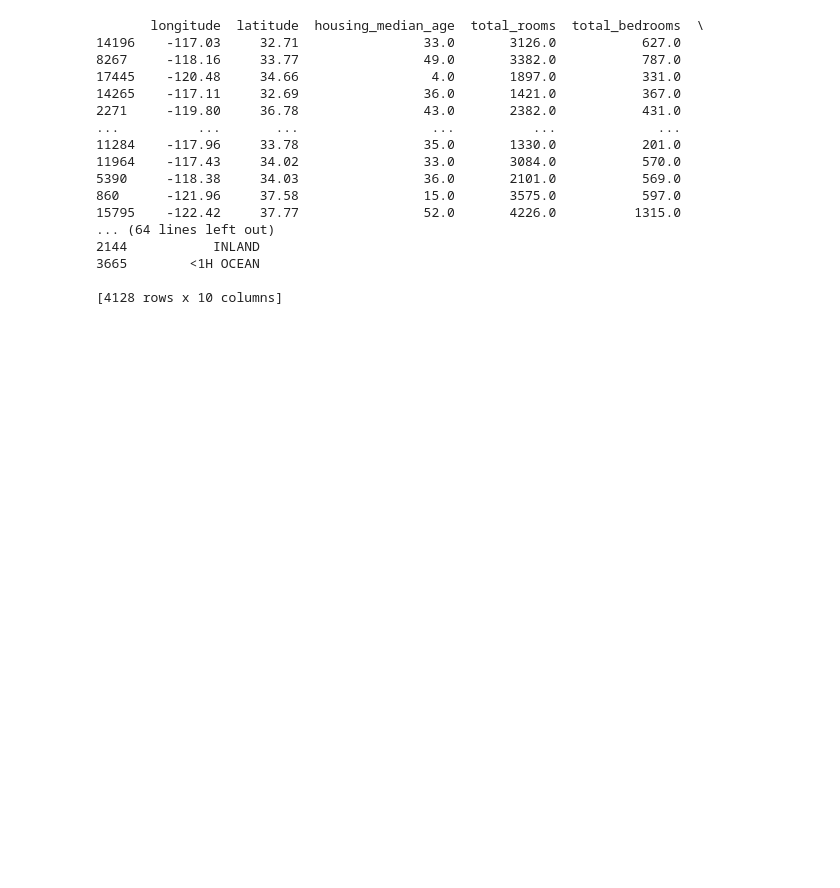
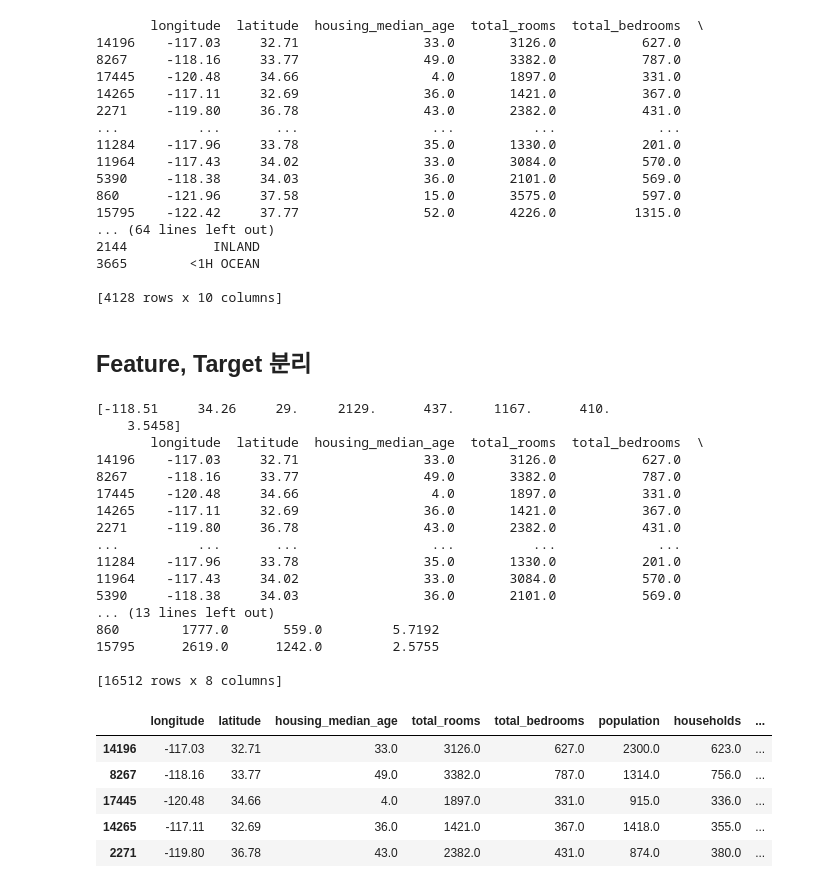
Before and after one commit to jc3wrld999/california-housing-price-prediction, a Jupyter notebook: Untitled.ipynb, the cells around one changed output. Drawn from its saved outputs; the diff is of its cells as text; code cells hidden in the pictures; blank space fills up the shorter version.

```diff
--- a/Untitled.ipynb
+++ b/Untitled.ipynb
@@ -109,3 +161,58 @@ print(test_set)
 3665        <1H OCEAN
 
 [4128 rows x 10 columns]
+# %% [markdown]
+## Feature, Target 분리
+# %%
+housing = train_set.drop("median_house_value", axis=1) # Feature
+housing_labels = train_set["median_house_value"].copy() # Target
+
+# 데이터 정제: total_bedrooms에 값이 없는 경우
+# pandas의 dropna, drop, fillna 를 활용해 처리
+housing.dropna(subset=["total_bedrooms"]) # 1. 해당 데이터들을 제거
+housing.drop("total_bedrooms", axis=1) # 2. 전체 특성을 제거
+median = housing["total_bedrooms"].median() # 3. 다른값으로 대체(0, 평균값, 중앙값 등)
+housing["total_bedrooms"].fillna(median, inplace=True)
+# 누락값을 중간값으로 대체하는 방법 2
+from sklearn.impute import SimpleImputer
+imputer = SimpleImputer(strategy="median")
+housing_num = housing.drop("ocean_proximity", axis=1)
+imputer.fit(housing_num)
+print(imputer.statistics_)
+
+x = imputer.transform(housing_num)
+housing_tr = pd.DataFrame(x, columns=housing_num.columns, index=housing.index)
+print(housing_tr)
+
+# 범주형 특성 다루기
+housing_cat = housing[["ocean_proximity"]]
+display(housing.head())
+from sklearn.preprocessing import OrdinalEncoder
+
+ordinal_encoder = OrdinalEncoder()
+housing_cat_encoded = ordinal_encoder.fit_transform(housing_cat)
+housing_
+# %% [output]
+[-118.51     34.26     29.     2129.      437.     1167.      410.
+    3.5458]
+       longitude  latitude  housing_median_age  total_rooms  total_bedrooms  \
+14196    -117.03     32.71                33.0       3126.0           627.0
+8267     -118.16     33.77                49.0       3382.0           787.0
+17445    -120.48     34.66                 4.0       1897.0           331.0
+14265    -117.11     32.69                36.0       1421.0           367.0
+2271     -119.80     36.78                43.0       2382.0           431.0
+...          ...       ...                 ...          ...             ...
+11284    -117.96     33.78                35.0       1330.0           201.0
+11964    -117.43     34.02                33.0       3084.0           570.0
+5390     -118.38     34.03                36.0       2101.0           569.0
+... (13 lines left out)
+860        1777.0       559.0         5.7192
+15795      2619.0      1242.0         2.5755
+
+[16512 rows x 8 columns]
+|  | longitude | latitude | housing_median_age | total_rooms | total_bedrooms | population | households | ... |
+| 14196 | -117.03 | 32.71 | 33.0 | 3126.0 | 627.0 | 2300.0 | 623.0 | ... |
+| 8267 | -118.16 | 33.77 | 49.0 | 3382.0 | 787.0 | 1314.0 | 756.0 | ... |
+| 17445 | -120.48 | 34.66 | 4.0 | 1897.0 | 331.0 | 915.0 | 336.0 | ... |
+| 14265 | -117.11 | 32.69 | 36.0 | 1421.0 | 367.0 | 1418.0 | 355.0 | ... |
+| 2271 | -119.80 | 36.78 | 43.0 | 2382.0 | 431.0 | 874.0 | 380.0 | ... |
```
Also changed, not shown: parts of 7 cells of this notebook.
